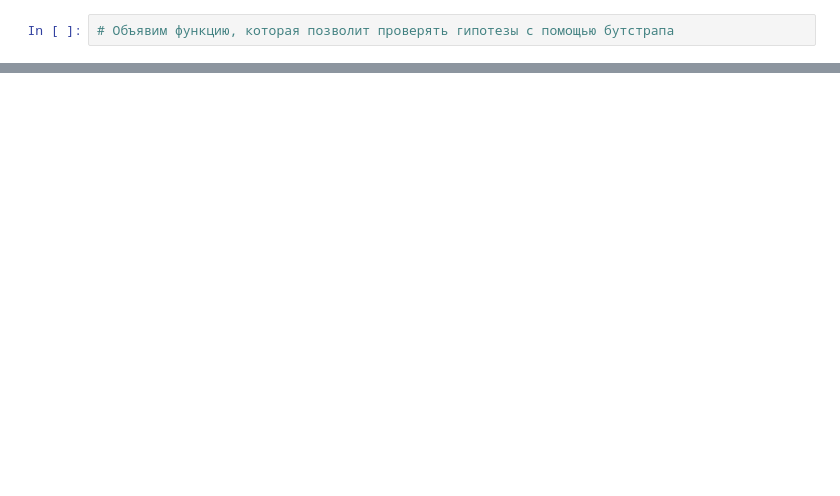
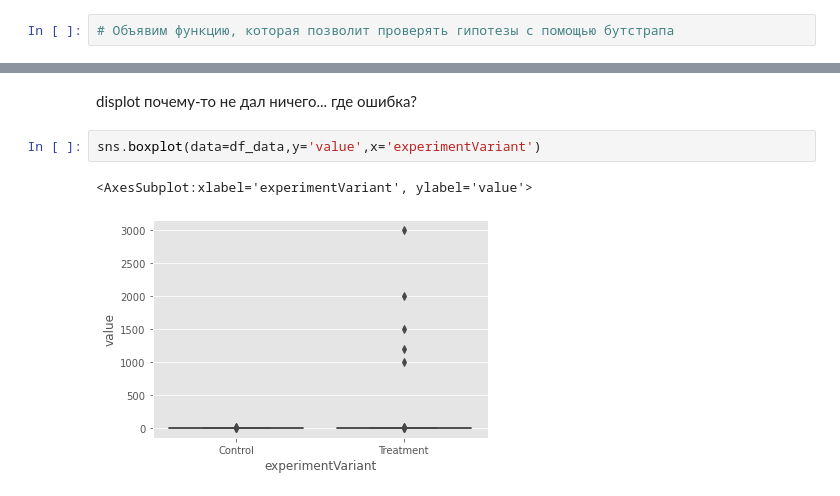
Before and after one commit to SIzrantsev/stat_9, a Jupyter notebook: hw_bootstrap.ipynb, the cells around one changed output, grey strips where cells are left out. Drawn from its saved outputs; the diff is of its cells as text; blank space fills up the shorter version.

```diff
--- a/hw_bootstrap.ipynb
+++ b/hw_bootstrap.ipynb
@@ -107,0 +184,8 @@ booted_data["quants"] # ДИ
+# %% [markdown]
+displot почему-то не дал ничего...
+где ошибка?
+# %%
+sns.boxplot(data=df_data,y='value',x='experimentVariant')
+# %% [output]
+<AxesSubplot:xlabel='experimentVariant', ylabel='value'>
+[figure, added]
```
Also changed, not shown: parts of 31 cells of this notebook.
